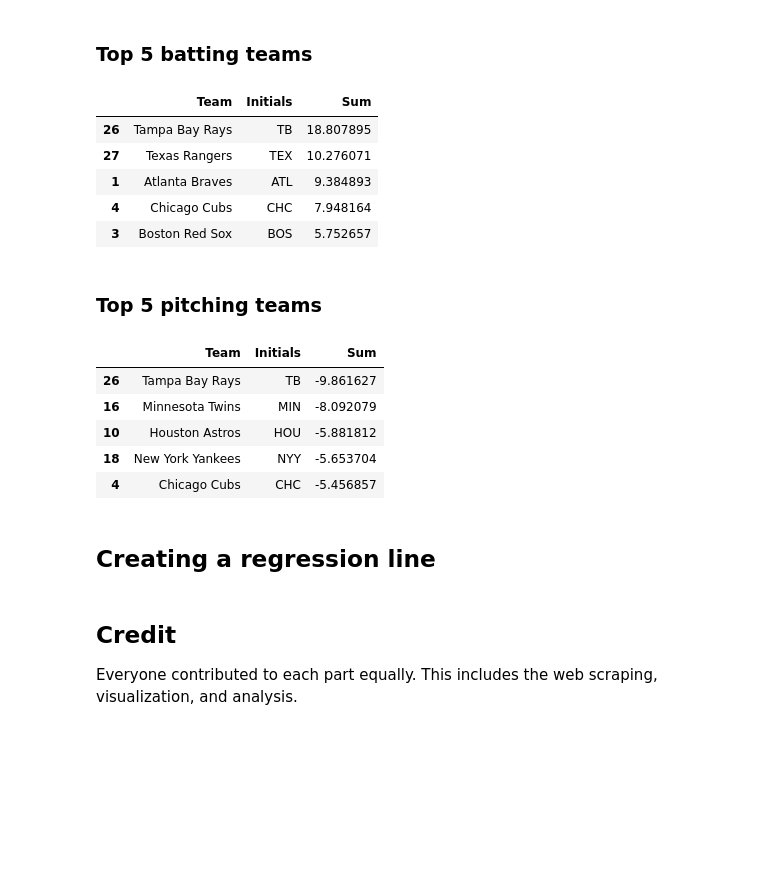
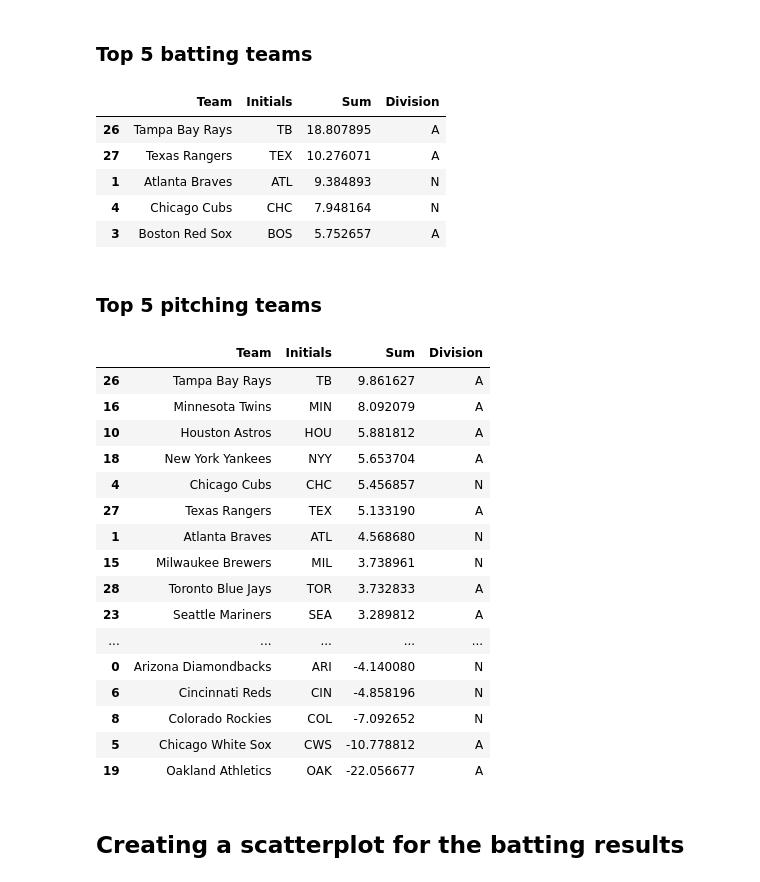
Before and after one commit to marcosfassiob/cmda3654_project, a Jupyter notebook: Project3.ipynb, the cells around one changed output. Drawn from its saved outputs; the diff is of its cells as text; code cells hidden in the pictures; blank space fills up the shorter version.

```diff
--- a/Project3.ipynb
+++ b/Project3.ipynb
@@ -327,8 +331,13 @@ batting_data_2023 = pd.read_csv("data/batting_2023.csv")
 pitching_data_2023 = pd.read_csv("data/pitching_2023.csv")
 baseball_data_2023 = pd.merge(batting_data_2023, pitching_data_2023, on=["Tm"])
 
+# these two lists are important for visualization later
 team_initials = ["ARI", "ATL", "BAL", "BOS", "CHC", "CWS", "CIN", "CLE", "COL", "DET", "HOU", "KC", "LAA", "LAD", "MIA",
                  "MIL", "MIN", "NYM", "NYY", "OAK", "PHI", "PIT", "SD", "SEA", "SF" , "STL", "TB", "TEX", "TOR", "WSH"]
+team_division = ["N", "N", "A", "A", "N", "A", "N", "A", "N", "A", "A", "A", "A", "N", "N",
+                 "N", "A", "N", "A", "A", "N", "N", "N", "A", "N", "N", "A", "A", "A", "N"]
+
 baseball_data_2023.insert(1, "Initials", team_initials)
-baseball_data_2023.head()
+baseball_data_2023.insert(2, "Division", team_division)
+baseball_data_2023
 # %% [output]
@@ -344,7 +364,7 @@ baseball_data_2023.head()
 We normalized the given data for the same reason we normalized the 2022 data - each statistic has a very high variance between different columns and measurements, and z-scoring our data will make results more accurate.
 # %%
 norm = (baseball_data_2023 - baseball_data_2023.mean())/baseball_data_2023.std()
-norm = norm.drop(['Tm', 'Initials'], axis=1)
+norm = norm.drop(['Tm', 'Initials', "Division"], axis=1)
 
 norm.head()
 # %% [output]
@@ -367,40 +395,50 @@ batting_sum = batting_norm_table.sum(axis=1)
 batting_norm_table.insert(0, "Team", batting_data_2023["Tm"])
 batting_norm_table.insert(1, "Initials", baseball_data_2023["Initials"])
 batting_norm_table.insert(2, "Sum", batting_sum)
+batting_norm_table.insert(3, "Division", team_division)
 
-batting_results = pd.DataFrame(batting_norm_table[["Team", "Initials", "Sum"]])
+
+batting_results = pd.DataFrame(batting_norm_table[["Team", "Initials", "Sum", "Division"]])
 batting_results = batting_results.sort_values(by="Sum", ascending=False)
 batting_results.head()
 # %% [output]
-|  | Team | Initials | Sum |
-| 26 | Tampa Bay Rays | TB | 18.807895 |
-| 27 | Texas Rangers | TEX | 10.276071 |
-| 1 | Atlanta Braves | ATL | 9.384893 |
-| 4 | Chicago Cubs | CHC | 7.948164 |
-| 3 | Boston Red Sox | BOS | 5.752657 |
+|  | Team | Initials | Sum | Division |
+| 26 | Tampa Bay Rays | TB | 18.807895 | A |
+| 27 | Texas Rangers | TEX | 10.276071 | A |
+| 1 | Atlanta Braves | ATL | 9.384893 | N |
+| 4 | Chicago Cubs | CHC | 7.948164 | N |
+| 3 | Boston Red Sox | BOS | 5.752657 | A |
 # %% [markdown]
 ### Top 5 pitching teams
 # %%
 pitching_norm_table = norm.loc[:, ['BB', 'BB9', 'ERA', 'FIP', 'H9', 'R_y', 'WHIP']]
-pitching_sum = pitching_norm_table.sum(axis=1)
+pitching_sum = pitching_norm_table.sum(axis=1) * -1 # multiplying by -1 because of negative correlation data
 
 pitching_norm_table.insert(0, "Team", batting_data_2023["Tm"])
 pitching_norm_table.insert(1, "Initials", baseball_data_2023["Initials"])
 pitching_norm_table.insert(2, "Sum", pitching_sum)
+pitching_norm_table.insert(3, "Division", baseball_data_2023["Division"])
 
-pitching_results = pd.DataFrame(pitching_norm_table[["Team", "Initials", "Sum"]])
-pitching_results = pitching_results.sort_values(by="Sum", ascending=True)
+pitching_results = pd.DataFrame(pitching_norm_table[["Team", "Initials", "Sum", "Division"]])
+pitching_results = pd.DataFrame(pitching_results.sort_values(by="Sum", ascending=False))
 pitching_results.head()
 # %% [output]
-|  | Team | Initials | Sum |
-| 26 | Tampa Bay Rays | TB | -9.861627 |
-| 16 | Minnesota Twins | MIN | -8.092079 |
-| 10 | Houston Astros | HOU | -5.881812 |
-| 18 | New York Yankees | NYY | -5.653704 |
-| 4 | Chicago Cubs | CHC | -5.456857 |
+|  | Team | Initials | Sum | Division |
+| 26 | Tampa Bay Rays | TB | 9.861627 | A |
+| 16 | Minnesota Twins | MIN | 8.092079 | A |
+| 10 | Houston Astros | HOU | 5.881812 | A |
+| 18 | New York Yankees | NYY | 5.653704 | A |
+| 4 | Chicago Cubs | CHC | 5.456857 | N |
+| 27 | Texas Rangers | TEX | 5.133190 | A |
+| 1 | Atlanta Braves | ATL | 4.568680 | N |
+| 15 | Milwaukee Brewers | MIL | 3.738961 | N |
+| 28 | Toronto Blue Jays | TOR | 3.732833 | A |
+| 23 | Seattle Mariners | SEA | 3.289812 | A |
+| ... | ... | ... | ... | ... |
+| 0 | Arizona Diamondbacks | ARI | -4.140080 | N |
+| 6 | Cincinnati Reds | CIN | -4.858196 | N |
+| 8 | Colorado Rockies | COL | -7.092652 | N |
+| 5 | Chicago White Sox | CWS | -10.778812 | A |
+| 19 | Oakland Athletics | OAK | -22.056677 | A |
 # %% [markdown]
-## Creating a regression line
+## Creating a scatterplot for the batting results
-# %% [markdown]
-## Credit
-
-Everyone contributed to each part equally. This includes the web scraping, visualization, and analysis.
```
Also changed, not shown: parts of 16 cells of this notebook.
